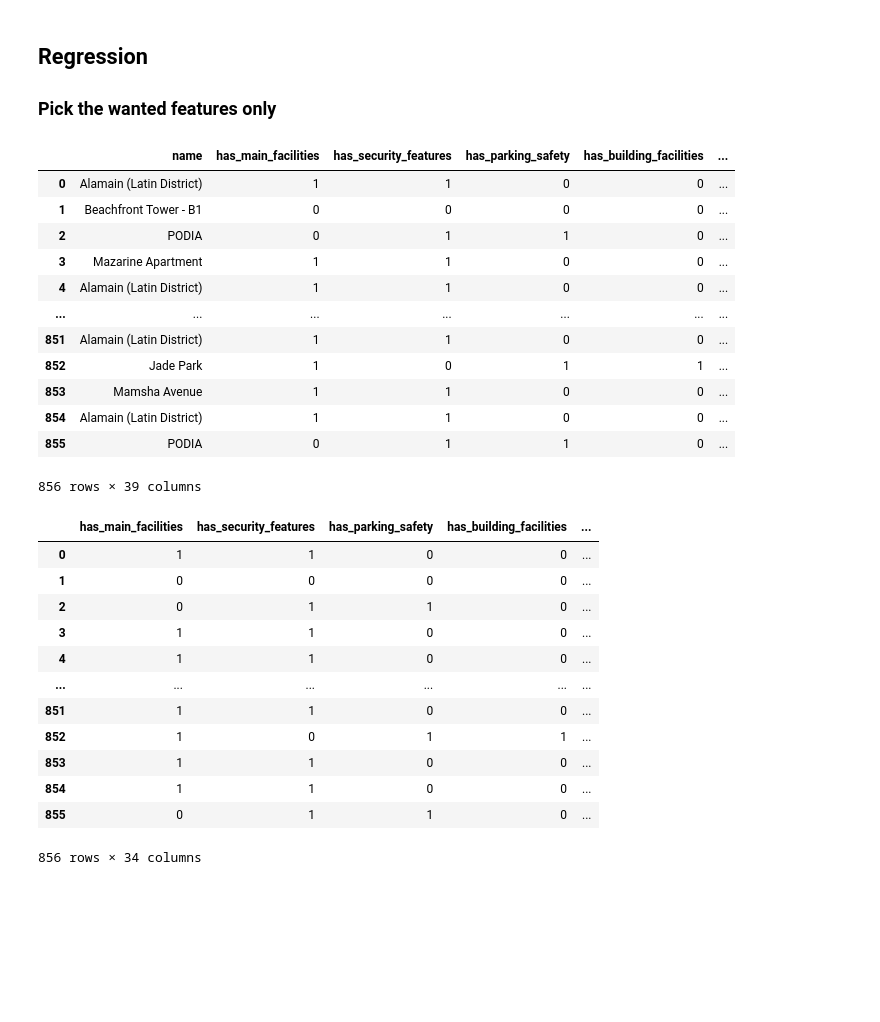
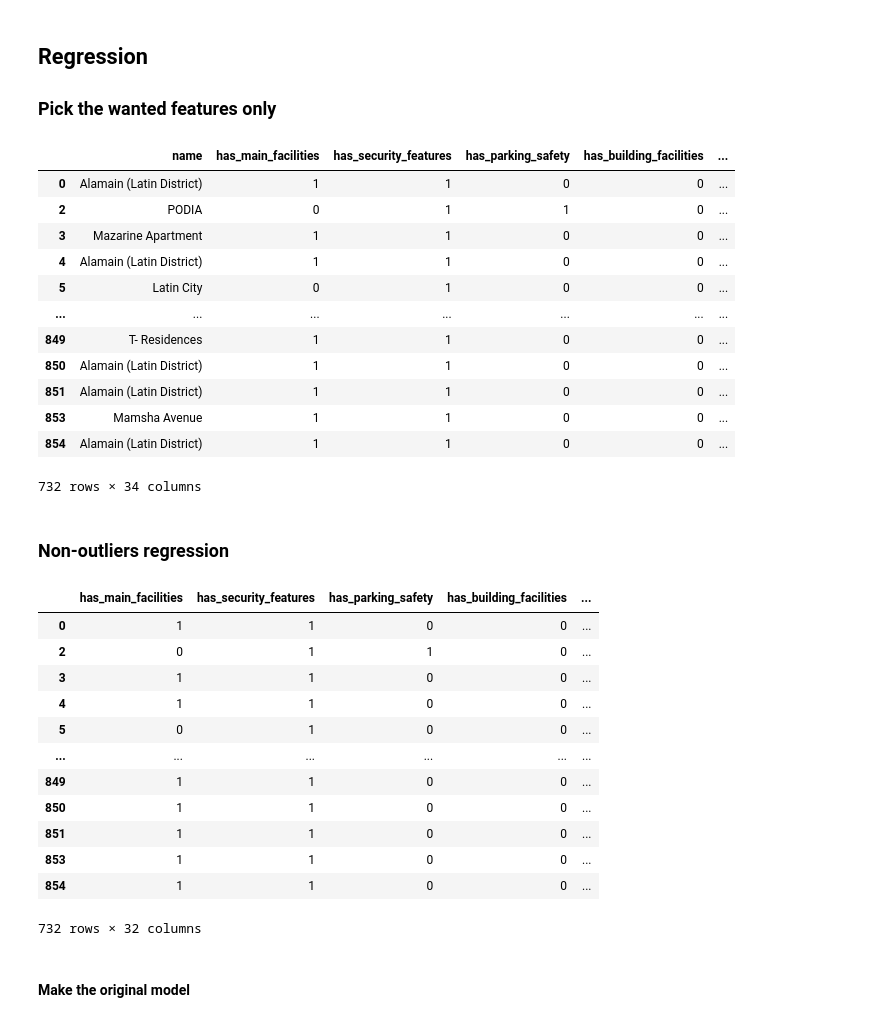
Before and after one commit to MinaAlberDS/Codveda-Internship, a Jupyter notebook: Level 2/predictive_modeling.ipynb, the cells around one changed output. Saved outputs shown, nothing was run; the diff lists cells and outputs as text; code cells hidden in the pictures; blank space fills up the shorter version.

Commit message:
Made the model. Improve the model selection function

```diff
--- a/Level 2/predictive_modeling.ipynb
+++ b/Level 2/predictive_modeling.ipynb
@@ -37,45 +39,68 @@ Real estates data:
 # %%
 drop_cols = ["sqm","Price(EGP)","Price/Sqm",
              "year_built","FloorNumber","BuildingNumber",
              "UnitNumber","Is FloorNumber outlier","LowFloor",
              "Bedroom_0","Bathroom_0","city_Cairo",
              "governorate_Cairo","propertyCategory_Residential",
-             "propertySubType_Apartment"] # The unnecessary columns, and first dummy from every categorical column of dummies for full rank dummies
+             "propertySubType_Apartment","log(price/sqm)","city_Mersa Matruh"] # The unnecessary columns, and first dummy from every categorical column of dummies for full rank dummies, Dropping log(price/sqm) because it has the dependent variable. Dropping governorate Matrouh because I have two values of Matrouh with different columns
+reg_df = re_df.drop(drop_cols, axis=1) # drop these columns
+outliers_bool = ["Is log(price) outlier", "Is log(price/sqm) outlier", "Is log(sqm) outlier"] # outliers boolean columns
+outliers_mask = reg_df[outliers_bool].max(axis=1) # Split outliers from non-outliers
+non_outliers_df = reg_df[~ outliers_mask].drop(outliers_bool, axis =1) # the non outliers rows
+outliers_df = reg_df[outliers_mask].drop(outliers_bool, axis = 1) # the outlier values
 
-reg_df = re_df.drop(drop_cols, axis=1) # drop these columns
-reg_df
+non_outliers_df
 # %% [output]
 |  | name | has_main_facilities | has_security_features | has_parking_safety | has_building_facilities | ... |
 | 0 | Alamain (Latin District) | 1 | 1 | 0 | 0 | ... |
-| 1 | Beachfront Tower - B1 | 0 | 0 | 0 | 0 | ... |
 | 2 | PODIA | 0 | 1 | 1 | 0 | ... |
 | 3 | Mazarine Apartment | 1 | 1 | 0 | 0 | ... |
 | 4 | Alamain (Latin District) | 1 | 1 | 0 | 0 | ... |
+| 5 | Latin City | 0 | 1 | 0 | 0 | ... |
 | ... | ... | ... | ... | ... | ... | ... |
+| 849 | T- Residences | 1 | 1 | 0 | 0 | ... |
+| 850 | Alamain (Latin District) | 1 | 1 | 0 | 0 | ... |
 | 851 | Alamain (Latin District) | 1 | 1 | 0 | 0 | ... |
-| 852 | Jade Park | 1 | 0 | 1 | 1 | ... |
 | 853 | Mamsha Avenue | 1 | 1 | 0 | 0 | ... |
 | 854 | Alamain (Latin District) | 1 | 1 | 0 | 0 | ... |
-| 855 | PODIA | 0 | 1 | 1 | 0 | ... |
-856 rows × 39 columns
+732 rows × 34 columns
+# %% [markdown]
+### Non-outliers regression
 # %%
 # Set X, and y
-X = reg_df.drop(["name","log(price)","Is sqm outlier", "Is Price/Sqm outlier",
-                 "Is Price(EGP) outlier"],axis= 1)
-y = reg_df["log(price)"]
+x = non_outliers_df.drop(["name","log(price)"],axis= 1)
+y = non_outliers_df["log(price)"]
 
-X # Split outliers from non-outliers
+def split_data(X,y, test_size:float = 0.2):
+    """Split the data into train, and test data
+
+    Args:
+        X (DataFrame): X matrix
+        y (array_like): The dependent variable
+        test_size (float, optional): The percentage of test rows of the data. Defaults to 0.2.
+
+    Returns:
+        X_train, X_test, y_train, y_test: Return the train, and test data
+    """
+    # Split into train, and test data
+    X_train, X_test, y_train, y_test = train_test_split(X, y, test_size=0.2) # test data is 20% of the data which equals 146 row
+    return [X_train, X_test, y_train, y_test]
+X_train, X_test, y_train, y_test = split_data(x,y)
+
+x
 # %% [output]
 |  | has_main_facilities | has_security_features | has_parking_safety | has_building_facilities | ... |
 | 0 | 1 | 1 | 0 | 0 | ... |
-| 1 | 0 | 0 | 0 | 0 | ... |
 | 2 | 0 | 1 | 1 | 0 | ... |
 | 3 | 1 | 1 | 0 | 0 | ... |
 | 4 | 1 | 1 | 0 | 0 | ... |
+| 5 | 0 | 1 | 0 | 0 | ... |
 | ... | ... | ... | ... | ... | ... |
+| 849 | 1 | 1 | 0 | 0 | ... |
+| 850 | 1 | 1 | 0 | 0 | ... |
 | 851 | 1 | 1 | 0 | 0 | ... |
-| 852 | 1 | 0 | 1 | 1 | ... |
 | 853 | 1 | 1 | 0 | 0 | ... |
 | 854 | 1 | 1 | 0 | 0 | ... |
-| 855 | 0 | 1 | 1 | 0 | ... |
-856 rows × 34 columns
+732 rows × 32 columns
+# %% [markdown]
+#### Make the original model
```
Also changed, not shown: parts of 16 cells of this notebook, 2 other files.
